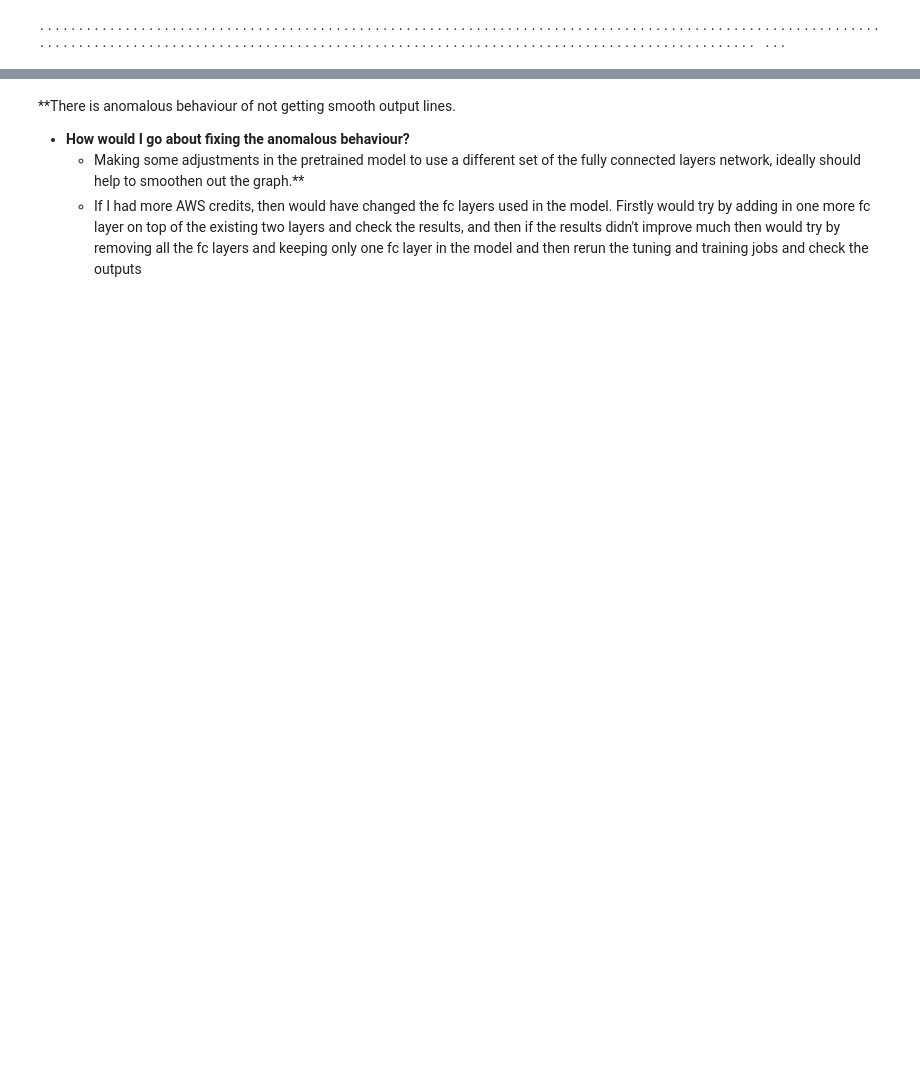
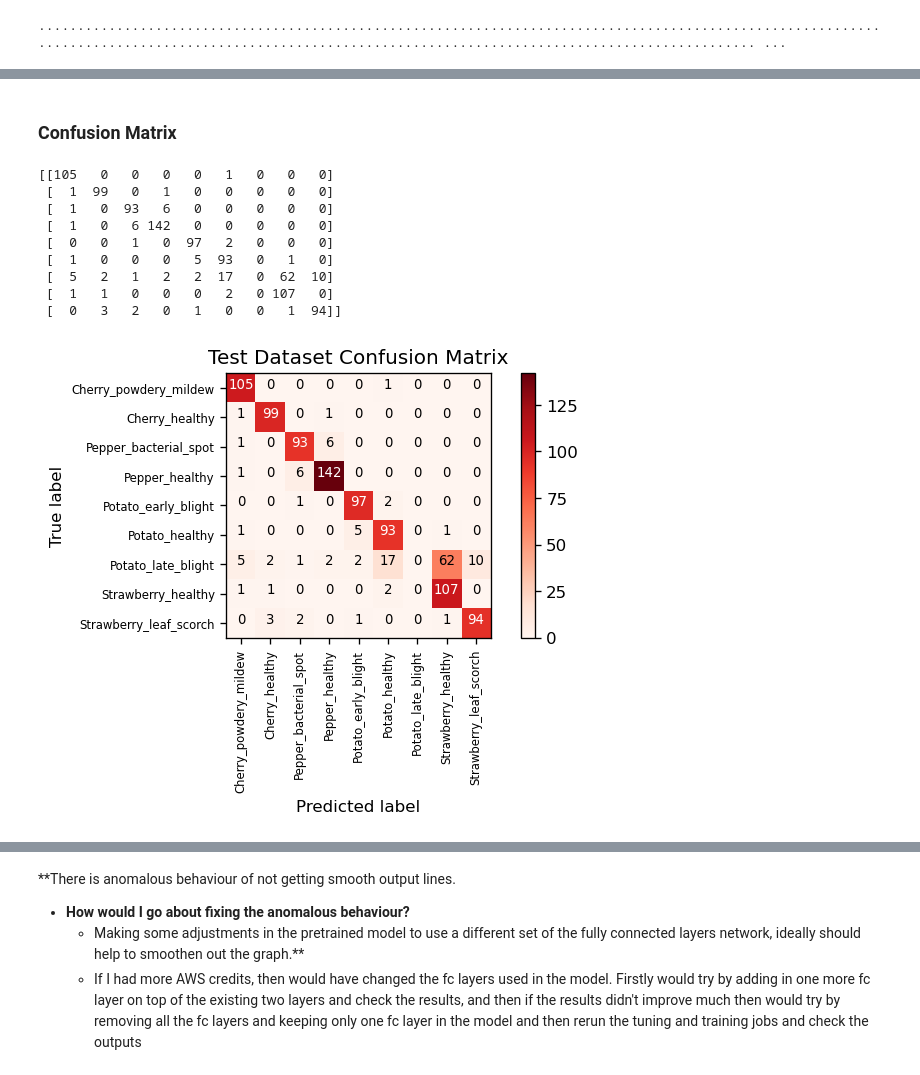
Before and after one commit to Prafull-parmar/AWS-MLE-Capstone-project, a Jupyter notebook: capstone_project.ipynb, the cells around one changed output, grey strips where cells are left out. Cells and saved outputs as stored; diff of their text form; code cells hidden in the pictures; blank space fills up the shorter version.

```diff
--- a/capstone_project.ipynb
+++ b/capstone_project.ipynb
@@ -280,0 +396,49 @@ estimator.fit({'train' : inputs },wait=True)
+# %%
+# Define a small utility function
+def plot_confusion_matrix(cm, classes,
+                          title='Confusion matrix',
+                          is_normalized = False,
+                          cmap=plt.cm.Reds):
+    """
+    This function prints and plots the confusion matrix.
+    Normalization can be applied by setting `normalize=True`.
+    """
+    import numpy as np
+    import itertools
+
+    print(cm)
+
+    plt.figure(dpi=120)
+    plt.imshow(cm, interpolation='nearest', cmap=cmap)
+    plt.title(title)
+    plt.colorbar()
+    tick_marks = np.arange(len(classes))
+    plt.xticks(tick_marks, classes, rotation =90 ,fontsize=7)
+    plt.yticks(tick_marks, classes, fontsize=7)
+
+    fmt = '.2f' if is_normalized else 'd'
+    thresh = cm.max() / 2.
+    for i, j in itertools.product(range(cm.shape[0]), range(cm.shape[1])):
+        plt.text(j, i, format(cm[i, j], fmt),
+                 horizontalalignment="center",
+                 color="white" if cm[i, j] > thresh else "black", fontsize=8)
+
+    plt.tight_layout()
+    plt.ylabel('True label')
+    plt.xlabel('Predicted label')
+    plt.savefig(title+".jpg")
+# %% [markdown]
+### Confusion Matrix
+# %%
+plot_confusion_matrix(test_confusion_matrix,class_names, title = "Test Dataset Confusion Matrix")
+# %% [output]
+[[105   0   0   0   0   1   0   0   0]
+ [  1  99   0   1   0   0   0   0   0]
+ [  1   0  93   6   0   0   0   0   0]
+ [  1   0   6 142   0   0   0   0   0]
+ [  0   0   1   0  97   2   0   0   0]
+ [  1   0   0   0   5  93   0   1   0]
+ [  5   2   1   2   2  17   0  62  10]
+ [  1   1   0   0   0   2   0 107   0]
+ [  0   3   2   0   1   0   0   1  94]]
+[figure, added]
```
Also changed, not shown: parts of 48 cells of this notebook, 13 other files.
